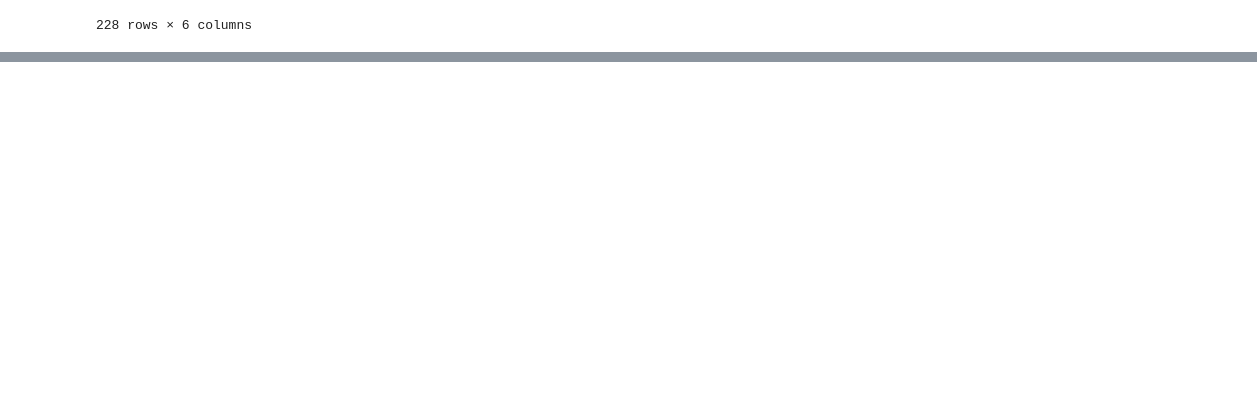
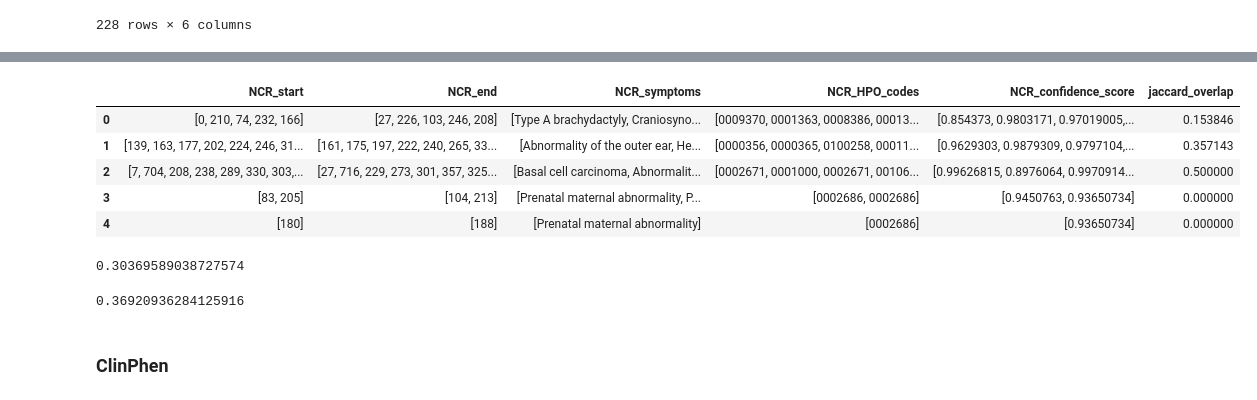
Before and after one commit to bbertoni/HackingSymptoms, a Jupyter notebook: code/PerformanceComparison/PerformanceComparison.ipynb, the cells around one changed output, grey strips where cells are left out. Cells and saved outputs as stored; diff of their text form; code cells hidden in the pictures; blank space fills up the shorter version.

```diff
--- a/code/PerformanceComparison/PerformanceComparison.ipynb
+++ b/code/PerformanceComparison/PerformanceComparison.ipynb
@@ -221,0 +290,19 @@ Slides
+# %%
+ncr_df.head()
+# %% [output]
+|  | NCR_start | NCR_end | NCR_symptoms | NCR_HPO_codes | NCR_confidence_score | jaccard_overlap |
+| 0 | [0, 210, 74, 232, 166] | [27, 226, 103, 246, 208] | [Type A brachydactyly, Craniosyno... | [0009370, 0001363, 0008386, 00013... | [0.854373, 0.9803171, 0.97019005,... | 0.153846 |
+| 1 | [139, 163, 177, 202, 224, 246, 31... | [161, 175, 197, 222, 240, 265, 33... | [Abnormality of the outer ear, He... | [0000356, 0000365, 0100258, 00011... | [0.9629303, 0.9879309, 0.9797104,... | 0.357143 |
+| 2 | [7, 704, 208, 238, 289, 330, 303,... | [27, 716, 229, 273, 301, 357, 325... | [Basal cell carcinoma, Abnormalit... | [0002671, 0001000, 0002671, 00106... | [0.99626815, 0.8976064, 0.9970914... | 0.500000 |
+| 3 | [83, 205] | [104, 213] | [Prenatal maternal abnormality, P... | [0002686, 0002686] | [0.9450763, 0.93650734] | 0.000000 |
+| 4 | [180] | [188] | [Prenatal maternal abnormality] | [0002686] | [0.93650734] | 0.000000 |
+# %%
+ta_health_df['jaccard_score'].mean()
+# %% [output]
+0.30369589038727574
+# %%
+ncr_df['jaccard_overlap'].mean()
+# %% [output]
+0.36920936284125916
+# %% [markdown]
+### ClinPhen
```
Also changed, not shown: parts of 37 cells of this notebook.
